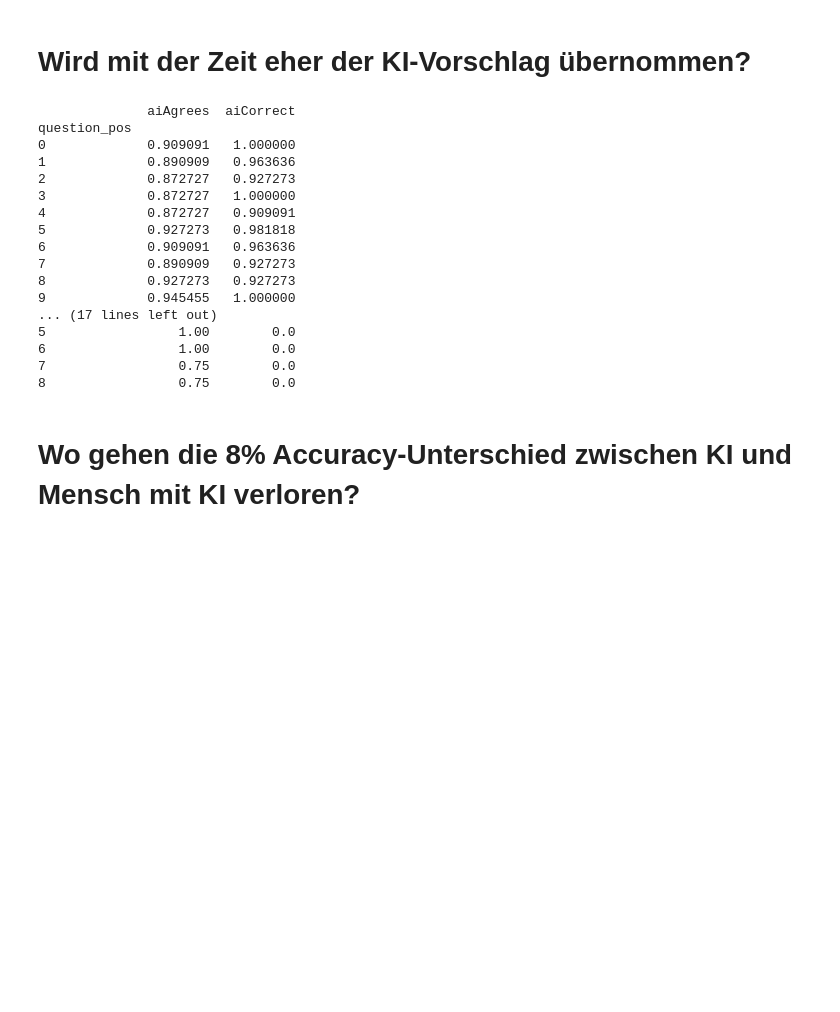
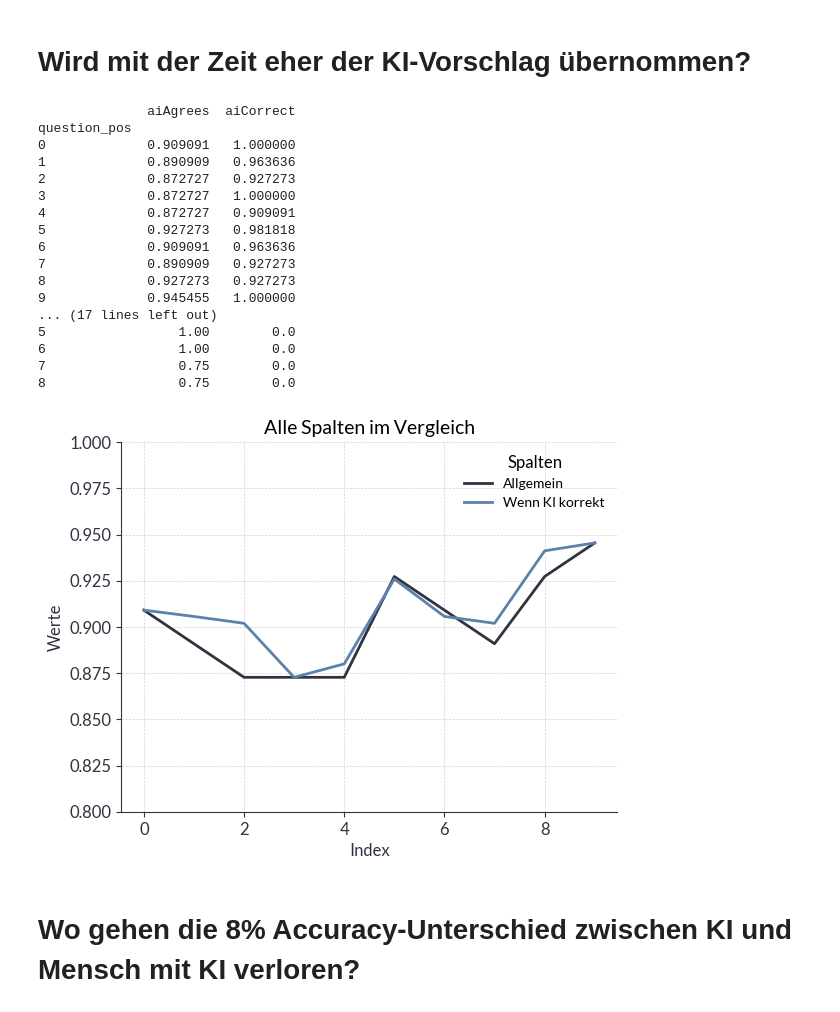
Before and after one commit to anacision-de/postkorb-panic, a Jupyter notebook: analysis/Analysis_Andy.ipynb, the cells around one changed output. Drawn from its saved outputs; the diff is of its cells as text; code cells hidden in the pictures; blank space fills up the shorter version.

```diff
--- a/analysis/Analysis_Andy.ipynb
+++ b/analysis/Analysis_Andy.ipynb
@@ -541,25 +667,38 @@ Score bei Kundenservice mit 'Online' ist 5.972727272727273, und ohne 5.080612244
 # %%
 print(rows_with_ai.groupby("question_pos").agg({'aiAgrees': 'mean', 'aiCorrect': 'mean'}))
 print(rows_with_ai[rows_with_ai['aiCorrect']].groupby("question_pos").agg({'aiAgrees': 'mean', 'aiCorrect': 'mean'}))
 print(rows_with_ai[~rows_with_ai['aiCorrect']].groupby("question_pos").agg({'aiAgrees': 'mean', 'aiCorrect': 'mean'}))
+aiAgree_by_pos = rows_with_ai.groupby("question_pos").agg({'aiAgrees': 'mean'})
+aiAgreeIfCorr_by_pos = rows_with_ai[rows_with_ai['aiCorrect']].groupby("question_pos").agg({'aiAgrees': 'mean'})
+aiAgree = pd.concat([aiAgree_by_pos, aiAgreeIfCorr_by_pos], axis=1)
+aiAgree.columns = ["Allgemein", "Wenn KI korrekt"]
+
+aiAgree.plot()
+plt.ylim((0.8, 1))
+plt.title("Alle Spalten im Vergleich")
+plt.xlabel("Index")
+plt.ylabel("Werte")
+plt.legend(title="Spalten")
+plt.show()
 # %% [output]
               aiAgrees  aiCorrect
 question_pos
 0             0.909091   1.000000
 1             0.890909   0.963636
 2             0.872727   0.927273
 3             0.872727   1.000000
 4             0.872727   0.909091
 5             0.927273   0.981818
 6             0.909091   0.963636
 7             0.890909   0.927273
 8             0.927273   0.927273
 9             0.945455   1.000000
 ... (17 lines left out)
 5                 1.00        0.0
 6                 1.00        0.0
 7                 0.75        0.0
 8                 0.75        0.0
+[figure, added]
 # %% [markdown]
 # Wo gehen die 8% Accuracy-Unterschied zwischen KI und Mensch mit KI verloren?
 # %%
```
Also changed, not shown: parts of 34 cells of this notebook, 5 other files.
